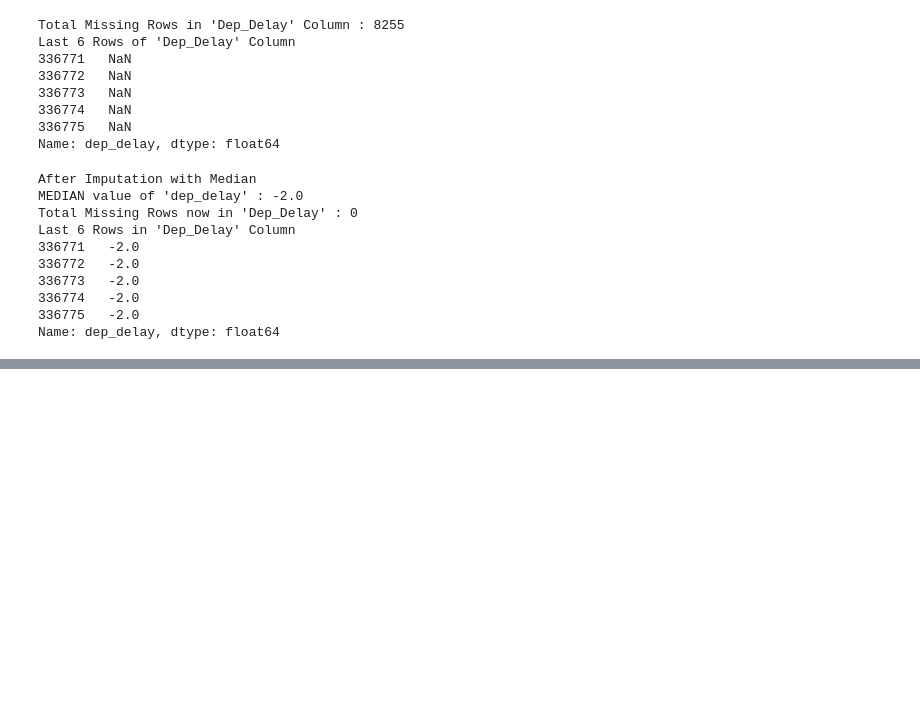
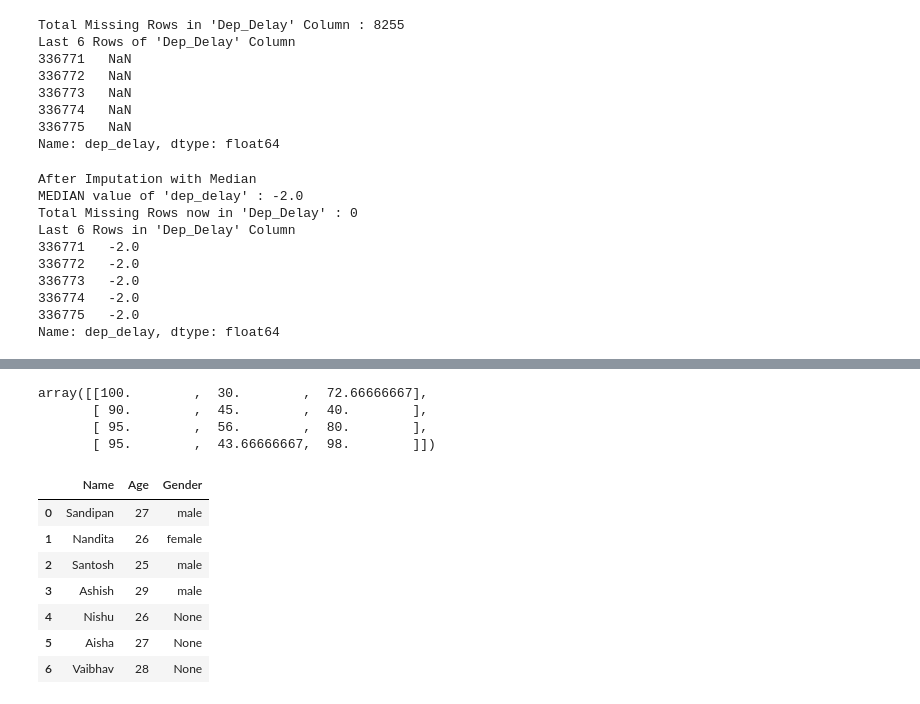
Before and after one commit to sandipanpaul21/Machine-Learning-in-Python-Code, a Jupyter notebook: 04_Outliers_&_Missing_Values.ipynb, the cells around one changed output, grey strips where cells are left out. Cells and saved outputs as stored; diff of their text form; code cells hidden in the pictures; blank space fills up the shorter version.

```diff
--- a/04_Outliers_&_Missing_Values.ipynb
+++ b/04_Outliers_&_Missing_Values.ipynb
@@ -327,0 +377,39 @@ Name: dep_delay, dtype: float64
+# %%
+# Intializing KNN imputation
+
+imputer = KNNImputer()
+df_filled = imputer.fit_transform(df)
+df_filled
+
+# Inference :
+# As you can see below, that’s the entire missing value is imputated
+# It’s as simple using median but more effective and accurate than using a simple average
+# %% [output]
+array([[100.        ,  30.        ,  72.66666667],
+       [ 90.        ,  45.        ,  40.        ],
+       [ 95.        ,  56.        ,  80.        ],
+       [ 95.        ,  43.66666667,  98.        ]])
+# %%
+# Another Example of KNN Imputation
+
+# Initializing the list
+data = [['Sandipan',27,'male'],
+        ['Nandita',26,'female'],
+        ['Santosh',25,'male'],
+        ['Ashish',29,'male'],
+        ['Nishu',26,None],
+        ['Aisha',27,None],
+        ['Vaibhav',28,None]]
+
+# Creating Pandas Dataframe
+df = pd.DataFrame(data, columns = ['Name','Age','Gender'])
+df
+# %% [output]
+|  | Name | Age | Gender |
+| 0 | Sandipan | 27 | male |
+| 1 | Nandita | 26 | female |
+| 2 | Santosh | 25 | male |
+| 3 | Ashish | 29 | male |
+| 4 | Nishu | 26 | None |
+| 5 | Aisha | 27 | None |
+| 6 | Vaibhav | 28 | None |
```
Also changed, not shown: parts of 9 cells of this notebook.
